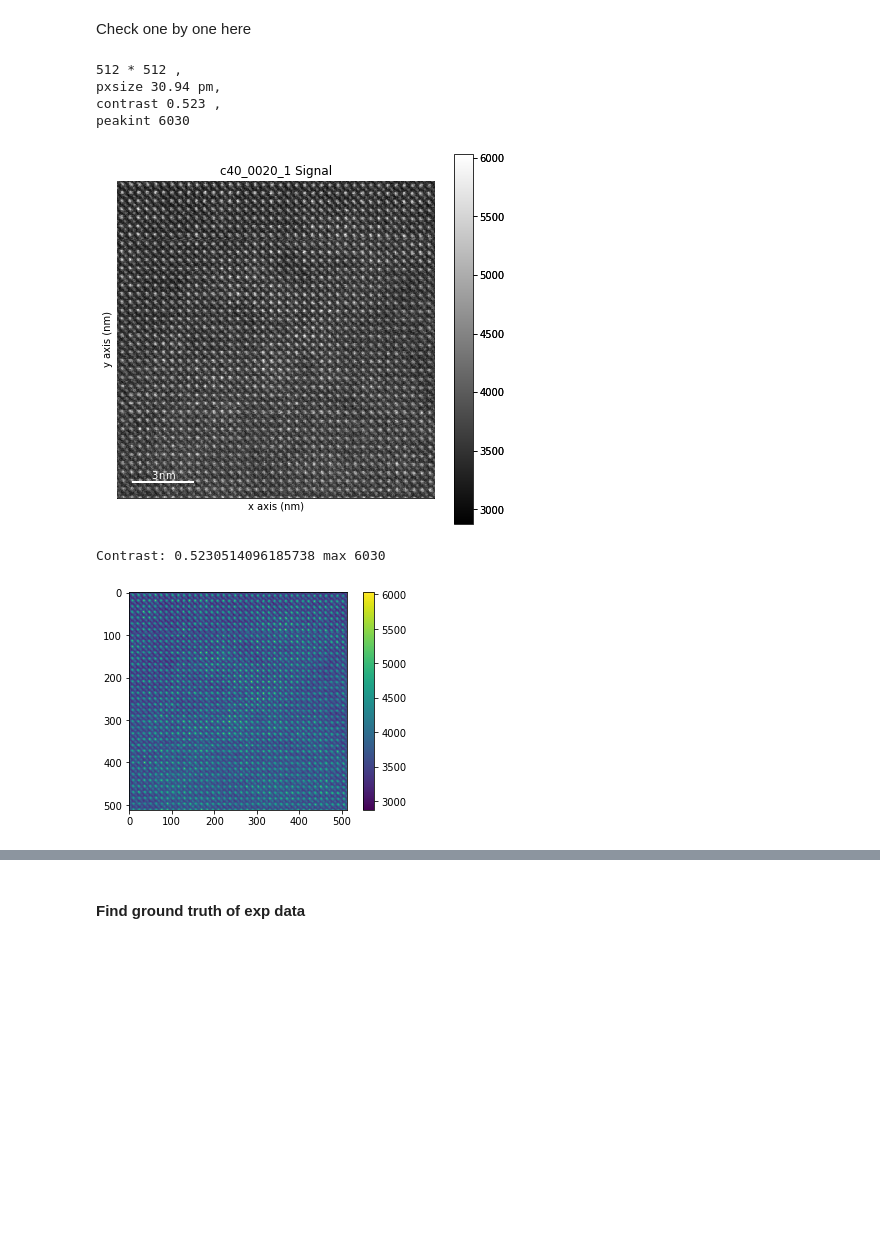
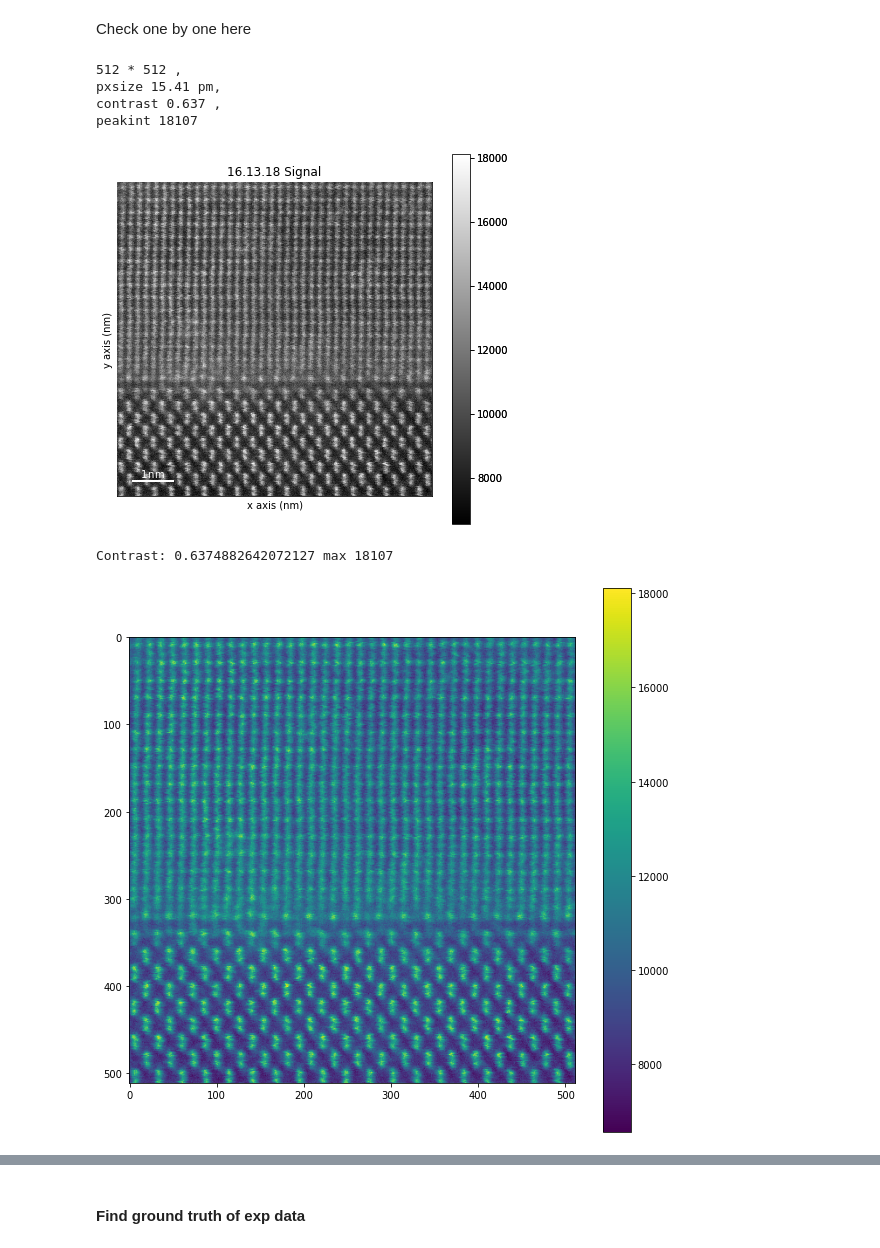
Before and after one commit to wdwzyyg/Atom-Finder, a Jupyter notebook: Exp_Datapre&collection.ipynb, the cells around one changed output, grey strips where cells are left out. Drawn from its saved outputs; the diff is of its cells as text; code cells hidden in the pictures; blank space fills up the shorter version.

```diff
--- a/Exp_Datapre&collection.ipynb
+++ b/Exp_Datapre&collection.ipynb
@@ -111,2 +103,31 @@ for file in filelist:
+# %%
+loadpath = '/content/drive/Shareddrives/Voyles Group/former members/Ashutosh Rath/Images_For denoising/UMN-50/'
+newpath = '/content/drive/MyDrive/AtomfinderProject/Data/Generality/'
+serlist = []
+filelist = sort(os.listdir(loadpath))
+i = 0
+for file in filelist:
+
+  try:
+    _,surfix = os.path.splitext(file)
+    if surfix == '.ser':
+      serlist.append(file)
+      '''
+      path = loadpath + file
+      pathe = path[:-6]+'.emi'
+      fn = str(i)
+      if not os.path.isdir(newpath+fn+'/'):
+            os.mkdir(newpath+fn+'/')
+      shutil.copy(path,newpath+fn+'/'+fn+'re.ser')
+      shutil.copy(pathe,newpath+fn+'/'+fn+'re.emi')
+
+      s = hs.load(loadpath+file)
+      sarray = np.asarray(s)
+      im= (map01(sarray) * 255).astype('uint8')
+      im = Image.fromarray(im, 'L')
+      #im.save(newpath+fn+'/'+fn+'re.tif')'''
+      i = i+1
+  except:
+    continue
 # %% [markdown]
 Check one by one here
@@ -113,5 +136,6 @@ Check one by one here
 # %%
-path = loadpath+serlist[17]
+
+path = loadpath+serlist[0]
 pathe = path[:-6]+'.emi'
 #pathe = '/content/drive/MyDrive/TitanBackup/20201114/14.23.02 Scanning Acquire.emi'
 
@@ -120,25 +144,30 @@ s = hs.load(path)
 s.plot()
 # %% [output]
 512 * 512 ,
-pxsize 30.94 pm,
-contrast 0.523 ,
-peakint 6030
+pxsize 15.41 pm,
+contrast 0.637 ,
+peakint 18107
-[figure, old version]
+[figure, new version]
 # %%
 # change contrast by add background
 # try to control the contrast at constant value: 0.6
 
 scut = np.asarray(s)
 factor = 0
 background = factor*np.ones((512, 512))
 #background = factor*np.ones((1024, 1024))
 #background = factor*np.ones((256, 256))
 new = np.clip( scut - background, a_min = 0, a_max = scut.max())
-
 contrast = (new.max()-new.min())/new.max()
-plt.imshow(new)
+x = 630
+y = 300
+sarray = np.asarray(new)
+#sarray = np.asarray(new)[x:x+256,y:y+256]
+#sarray = np.asarray(new)[562:680,210:328]
+fig = plt.figure(figsize=(10,10))
+plt.imshow(sarray)
 plt.colorbar()
-print("Contrast:",contrast,'max',scut.max()  )
+print("Contrast:",contrast,'max',scut.max())
 # %% [output]
-Contrast: 0.5230514096185738 max 6030
+Contrast: 0.6374882642072127 max 18107
-[figure, old version]
+[figure, new version]
```
Also changed, not shown: parts of 29 cells of this notebook.
